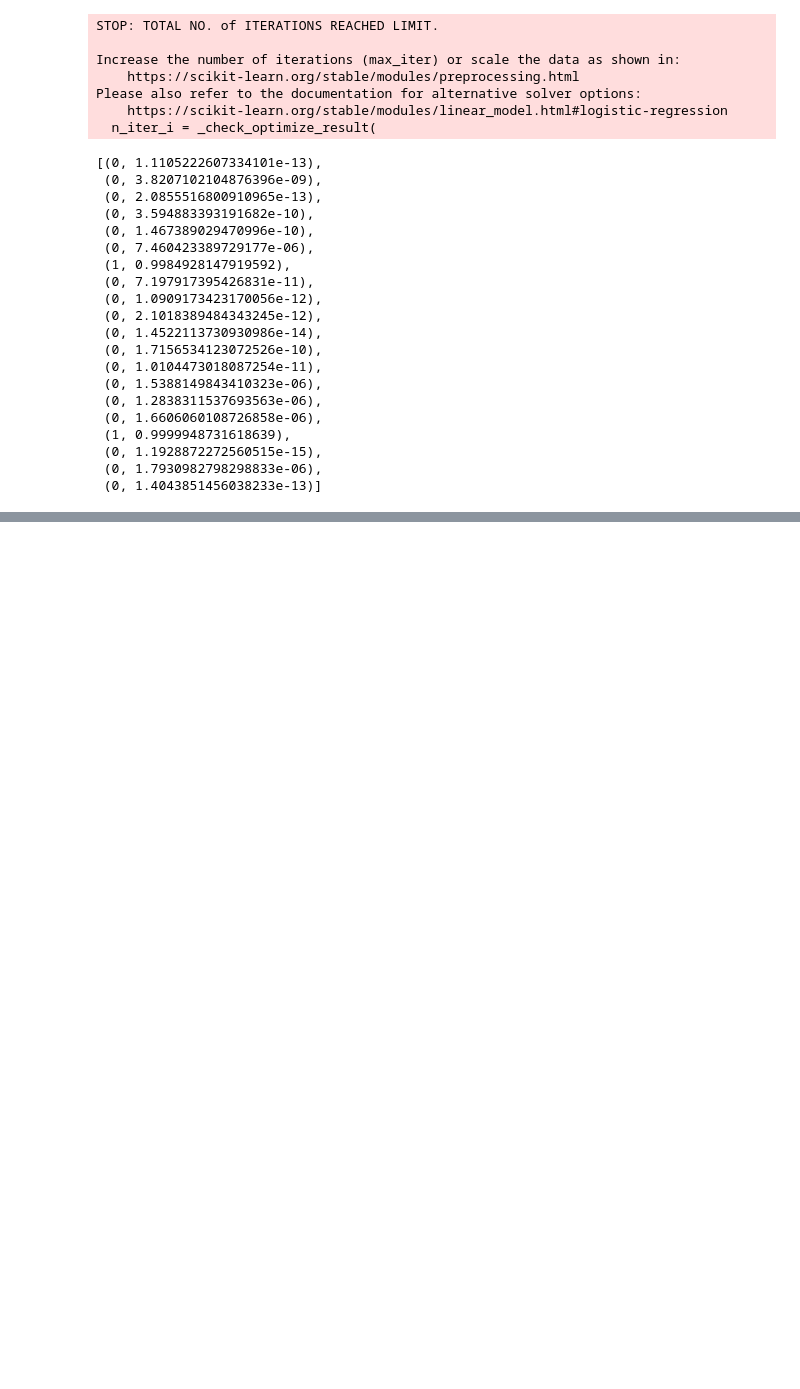
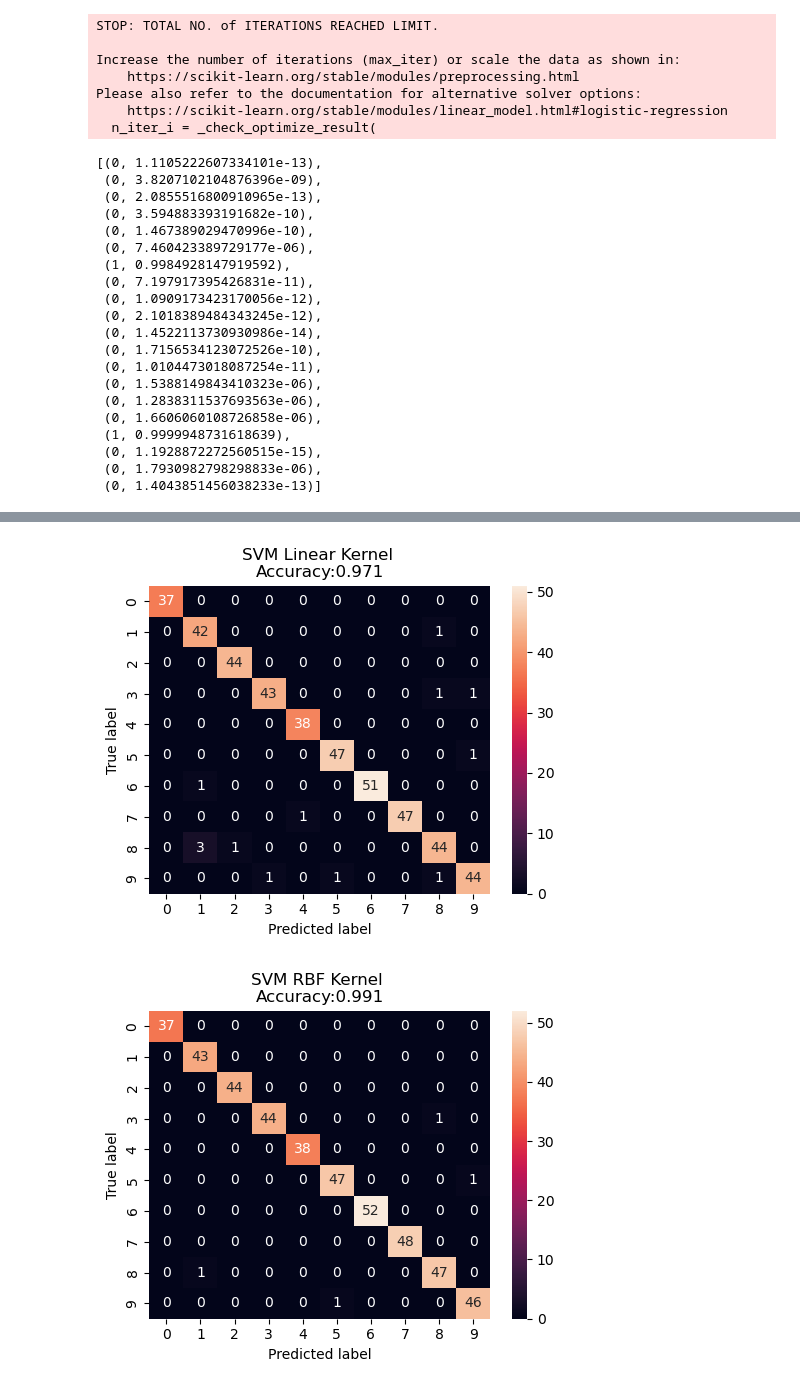
Before and after one commit to mrioshe/AppliedDataScienceWithPython, a Jupyter notebook: AppliedMachineLearninginPython/week3.ipynb, the cells around one changed output, grey strips where cells are left out. Saved outputs shown, nothing was run; the diff lists cells and outputs as text; code cells hidden in the pictures; blank space fills up the shorter version.

```diff
--- a/AppliedMachineLearninginPython/week3.ipynb
+++ b/AppliedMachineLearninginPython/week3.ipynb
@@ -386,0 +554,35 @@ Please also refer to the documentation for alternative solver options:
+# %%
+dataset = load_digits()
+X, y = dataset.data, dataset.target
+X_train_mc, X_test_mc, y_train_mc, y_test_mc = train_test_split(X, y, random_state=0)
+
+
+svm = SVC(kernel = 'linear').fit(X_train_mc, y_train_mc)
+svm_predicted_mc = svm.predict(X_test_mc)
+confusion_mc = confusion_matrix(y_test_mc, svm_predicted_mc)
+df_cm = pd.DataFrame(confusion_mc,
+                     index = [i for i in range(0,10)], columns = [i for i in range(0,10)])
+
+plt.figure(figsize=(5.5,4))
+sns.heatmap(df_cm, annot=True)
+plt.title('SVM Linear Kernel \nAccuracy:{0:.3f}'.format(accuracy_score(y_test_mc,
+                                                                       svm_predicted_mc)))
+plt.ylabel('True label')
+plt.xlabel('Predicted label')
+
+
+svm = SVC(kernel = 'rbf').fit(X_train_mc, y_train_mc)
+svm_predicted_mc = svm.predict(X_test_mc)
+confusion_mc = confusion_matrix(y_test_mc, svm_predicted_mc)
+df_cm = pd.DataFrame(confusion_mc, index = [i for i in range(0,10)],
+                  columns = [i for i in range(0,10)])
+
+plt.figure(figsize = (5.5,4))
+sns.heatmap(df_cm, annot=True)
+plt.title('SVM RBF Kernel \nAccuracy:{0:.3f}'.format(accuracy_score(y_test_mc,
+                                                                    svm_predicted_mc)))
+plt.ylabel('True label')
+plt.xlabel('Predicted label');
+# %% [output]
+[figure, added]
+[figure, added]
```
Also changed, not shown: parts of 18 cells of this notebook.
